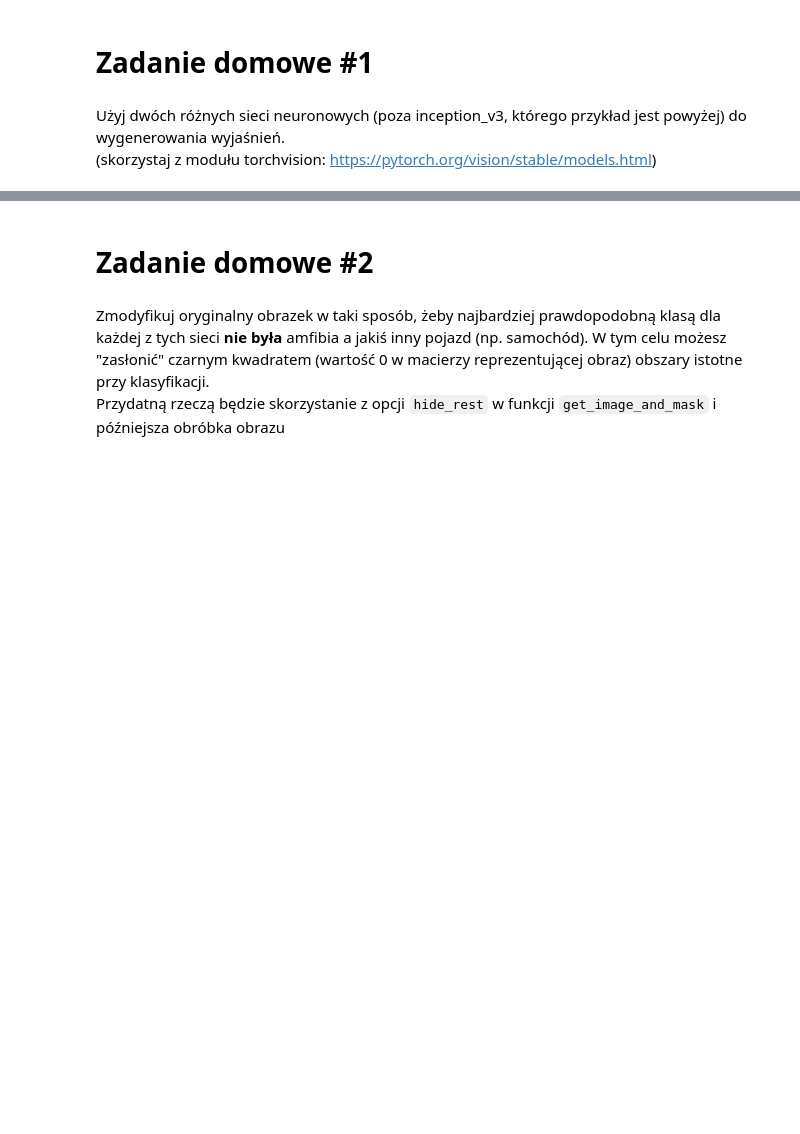
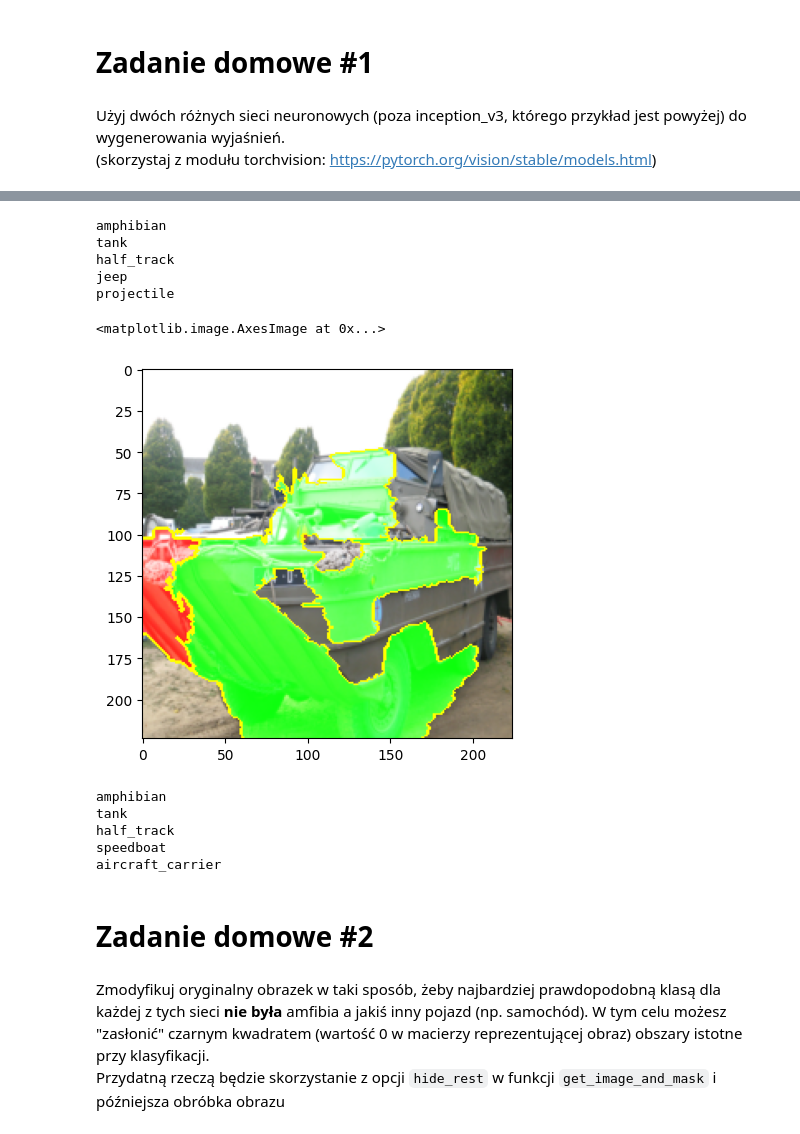
Before and after one commit to FilipKatulski/machine-learning, a Jupyter notebook: LAB4/LIME_image.ipynb, the cells around one changed output, grey strips where cells are left out. Cells and saved outputs as stored; diff of their text form; code cells hidden in the pictures; blank space fills up the shorter version.

```diff
--- a/LAB4/LIME_image.ipynb
+++ b/LAB4/LIME_image.ipynb
@@ -409,3 +445,39 @@ Użyj dwóch różnych sieci neuronowych (poza inception_v3, którego przykład
+# %%
+for index in explanation_amfibia_alexnet.top_labels:
+    print(index_to_label[index])
+# %% [output]
+amphibian
+tank
+half_track
+jeep
+projectile
+# %%
+explanation_amfibia_googlenet = explainer.explain_instance(
+    image=lime_transformer(amfibia),
+    classifier_fn=partial(predict_batch, googlenet),
+    top_labels=5,
+    num_samples=1000)
+
+image, mask = explanation_amfibia_googlenet.get_image_and_mask(
+    label=explanation_amfibia_googlenet.top_labels[0],
+    positive_only=False,
+    negative_only=False,
+    num_features=10,
+    hide_rest=False)
+boundaries = mark_boundaries(image, mask)
+plt.imshow(boundaries)
+# %% [output]
+<matplotlib.image.AxesImage at 0x...>
+[figure, added]
+# %%
+for index in explanation_amfibia_googlenet.top_labels:
+    print(index_to_label[index])
+# %% [output]
+amphibian
+tank
+half_track
+speedboat
+aircraft_carrier
 # %% [markdown]
 # Zadanie domowe #2
 # %% [markdown]
```
Also changed, not shown: parts of 15 cells of this notebook, 7 other files.
